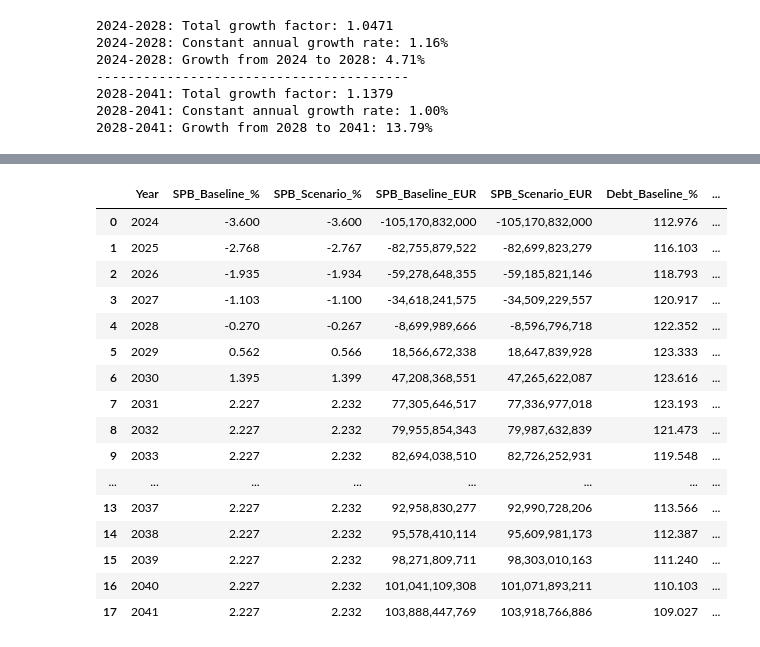
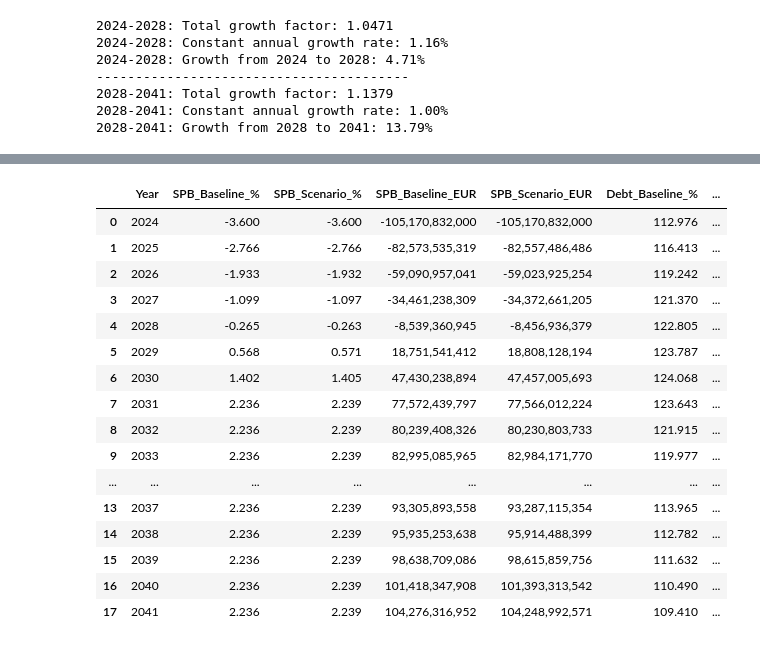
Before and after one commit to dezernatz/eu-fiscal-rules-country-analysis, a Jupyter notebook: FS-DSA_Final_FR.ipynb, the cells around one changed output, grey strips where cells are left out. Cells and saved outputs as stored; diff of their text form; code cells hidden in the pictures.

Commit message:
chore: sync verified final paper analysis files

```diff
--- a/FS-DSA_Final_FR.ipynb
+++ b/FS-DSA_Final_FR.ipynb
@@ -175,0 +46,6 @@ dtype: float64
+# %%
+# load data and initialise FS model
+FR = load_and_process_data(data_folder='02_Daten', sheet_name='France')
+FS_model = build_model(include_fiscal=True, include_kg_lag=False)
+data_FR = FS_model.insertModelVar(FR)
+print('FR data shape:', FR.shape)
@@ -181,7 +311,7 @@ measures = [
 # %%
-scenario_FR = run_scenario_analysis(
-    baseline_result=baseline_FR, model_class=FS_model,
-    scenario_shocks=measures, scenario_name='FR_policy'
+FS_sce_FR = run_scenario_analysis(
+    baseline_result=FS_bl_FR, model_class=FS_model,
+    scenario_shocks=measures, scenario_name='FR_PREM',
 )
 # %% [output]
 |  | Period 1 | Period 2 | Period 3 |
@@ -331,17 +414,17 @@ Baseline Binding: 2.2274% vs Scenario Binding: 2.2322%
 # %%
-# SPB, Debt Ratio, and Potential Output Growth comparison - Baseline vs Scenario
+# SPB, Debt Ratio, and Potential Output Growth comparison - Baseline vs Scenario for France
 
-years = range(2024, 2042)  # 2024-2041
+years_fr = range(2024, 2042)  # 2024-2041 for France
 
-# Helper function to get EUR values
-def get_eur_values(model, year, var):
+# Helper function to get EUR values (France)
+def get_eur_values_fr(model, year, var):
     if model.start_year <= year <= model.start_year + len(model.spb_bca) - 1:
         idx = year - model.start_year
         return getattr(model, var)[idx] * model.ngdp[idx] / 100 * 1e9
     return np.nan
 
-# Helper function to get percentage values
-def get_pct_values(model, year, var):
+# Helper function to get percentage values (France)
+def get_pct_values_fr(model, year, var):
     if hasattr(model, var):
         arr = getattr(model, var)
         if model.start_year <= year <= model.start_year + len(arr) - 1:
@@ -349,34 +432,34 @@ def get_pct_values(model, year, var):
             return arr[idx]
     return np.nan
 
-# Create data dictionary including debt ratio and potential output growth
-results = {
-    'Year': years,
-    'SPB_Baseline_%': [get_pct_values(dsa_bl_opt, y, 'spb_bca') for y in years],
-    'SPB_Scenario_%': [get_pct_values(dsa_sce_opt, y, 'spb_bca') for y in years],
-    'SPB_Baseline_EUR': [get_eur_values(dsa_bl_opt, y, 'spb_bca') for y in years],
-    'SPB_Scenario_EUR': [get_eur_values(dsa_sce_opt, y, 'spb_bca') for y in years],
-    'Debt_Baseline_%': [get_pct_values(dsa_bl_opt, y, 'd') for y in years],
-    'Debt_Scenario_%': [get_pct_values(dsa_sce_opt, y, 'd') for y in years],
-    'PotOut_Growth_Baseline_%': [get_pct_values(dsa_bl_opt, y, 'rg_pot') for y in years],
-    'PotOut_Growth_Scenario_%': [get_pct_values(dsa_sce_opt, y, 'rg_pot') for y in years],
+# Create data dictionary for France, including debt ratio and potential output growth
+results_fr = {
+    'Year': list(years_fr),
+    'SPB_Baseline_%': [get_pct_values_fr(binding_mtp, y, 'spb_bca') for y in years_fr],
+    'SPB_Scenario_%': [get_pct_values_fr(binding_PREM, y, 'spb_bca') for y in years_fr],
+    'SPB_Baseline_EUR': [get_eur_values_fr(binding_mtp, y, 'spb_bca') for y in years_fr],
+    'SPB_Scenario_EUR': [get_eur_values_fr(binding_PREM, y, 'spb_bca') for y in years_fr],
+    'Debt_Baseline_%': [get_pct_values_fr(binding_mtp, y, 'd') for y in years_fr],
+    'Debt_Scenario_%': [get_pct_values_fr(binding_PREM, y, 'd') for y in years_fr],
+    'PotOut_Growth_Baseline_%': [get_pct_values_fr(binding_mtp, y, 'rg_pot') for y in years_fr],
+    'PotOut_Growth_Scenario_%': [get_pct_values_fr(binding_PREM, y, 'rg_pot') for y in years_fr],
 }
 
-# Create DataFrame
-comparison_df = pd.DataFrame(results)
+# Create DataFrame for France
+comparison_df_fr = pd.DataFrame(results_fr)
 
-# Calculate differences
-comparison_df['SPB_Diff_%'] = comparison_df['SPB_Scenario_%'] - comparison_df['SPB_Baseline_%']
-comparison_df['SPB_Diff_EUR'] = comparison_df['SPB_Scenario_EUR'] - comparison_df['SPB_Baseline_EUR']
-comparison_df['Debt_Diff_%'] = comparison_df['Debt_Scenario_%'] - comparison_df['Debt_Baseline_%']
-comparison_df['PotOut_Growth_Diff_%'] = comparison_df['PotOut_Growth_Scenario_%'] - comparison_df['PotOut_Growth_Baseline_%']
+# Calculate differences for France
+comparison_df_fr['SPB_Diff_%'] = comparison_df_fr['SPB_Scenario_%'] - comparison_df_fr['SPB_Baseline_%']
+comparison_df_fr['SPB_Diff_EUR'] = comparison_df_fr['SPB_Scenario_EUR'] - comparison_df_fr['SPB_Baseline_EUR']
+comparison_df_fr['Debt_Diff_%'] = comparison_df_fr['Debt_Scenario_%'] - comparison_df_fr['Debt_Baseline_%']
+comparison_df_fr['PotOut_Growth_Diff_%'] = comparison_df_fr['PotOut_Growth_Scenario_%'] - comparison_df_fr['PotOut_Growth_Baseline_%']
 
-print("SPB, Debt Ratio, and Potential Output Growth Comparison:")
+print("SPB, Debt Ratio, and Potential Output Growth Comparison (France):")
 # Format EUR columns to show in billions (no scientific notation)
-eur_cols = ['SPB_Baseline_EUR', 'SPB_Scenario_EUR', 'SPB_Diff_EUR']
-comparison_df_display = comparison_df.copy()
-for col in eur_cols:
-    comparison_df_display[col] = comparison_df_display[col].apply(lambda x: f"{x:,.0f}" if pd.notnull(x) else "")
+eur_cols_fr = ['SPB_Baseline_EUR', 'SPB_Scenario_EUR', 'SPB_Diff_EUR']
+comparison_df_display_fr = comparison_df_fr.copy()
+for col in eur_cols_fr:
+    comparison_df_display_fr[col] = comparison_df_display_fr[col].apply(lambda x: f"{x:,.0f}" if pd.notnull(x) else "")
 
-display(comparison_df_display.round(3))
+display(comparison_df_display_fr.round(3))
 # %% [output]
@@ -384,18 +467,18 @@ SPB, Debt Ratio, and Potential Output Growth Comparison:
 |  | Year | SPB_Baseline_% | SPB_Scenario_% | SPB_Baseline_EUR | SPB_Scenario_EUR | Debt_Baseline_% | ... |
 | 0 | 2024 | -3.600 | -3.600 | -105,170,832,000 | -105,170,832,000 | 112.976 | ... |
-| 1 | 2025 | -2.768 | -2.767 | -82,755,879,522 | -82,699,823,279 | 116.103 | ... |
-| 2 | 2026 | -1.935 | -1.934 | -59,278,648,355 | -59,185,821,146 | 118.793 | ... |
-| 3 | 2027 | -1.103 | -1.100 | -34,618,241,575 | -34,509,229,557 | 120.917 | ... |
-| 4 | 2028 | -0.270 | -0.267 | -8,699,989,666 | -8,596,796,718 | 122.352 | ... |
-| 5 | 2029 | 0.562 | 0.566 | 18,566,672,338 | 18,647,839,928 | 123.333 | ... |
-| 6 | 2030 | 1.395 | 1.399 | 47,208,368,551 | 47,265,622,087 | 123.616 | ... |
-| 7 | 2031 | 2.227 | 2.232 | 77,305,646,517 | 77,336,977,018 | 123.193 | ... |
-| 8 | 2032 | 2.227 | 2.232 | 79,955,854,343 | 79,987,632,839 | 121.473 | ... |
-| 9 | 2033 | 2.227 | 2.232 | 82,694,038,510 | 82,726,252,931 | 119.548 | ... |
+| 1 | 2025 | -2.766 | -2.766 | -82,573,535,319 | -82,557,486,486 | 116.413 | ... |
+| 2 | 2026 | -1.933 | -1.932 | -59,090,957,041 | -59,023,925,254 | 119.242 | ... |
+| 3 | 2027 | -1.099 | -1.097 | -34,461,238,309 | -34,372,661,205 | 121.370 | ... |
+| 4 | 2028 | -0.265 | -0.263 | -8,539,360,945 | -8,456,936,379 | 122.805 | ... |
+| 5 | 2029 | 0.568 | 0.571 | 18,751,541,412 | 18,808,128,194 | 123.787 | ... |
+| 6 | 2030 | 1.402 | 1.405 | 47,430,238,894 | 47,457,005,693 | 124.068 | ... |
+| 7 | 2031 | 2.236 | 2.239 | 77,572,439,797 | 77,566,012,224 | 123.643 | ... |
+| 8 | 2032 | 2.236 | 2.239 | 80,239,408,326 | 80,230,803,733 | 121.915 | ... |
+| 9 | 2033 | 2.236 | 2.239 | 82,995,085,965 | 82,984,171,770 | 119.977 | ... |
 | ... | ... | ... | ... | ... | ... | ... | ... |
-| 13 | 2037 | 2.227 | 2.232 | 92,958,830,277 | 92,990,728,206 | 113.566 | ... |
-| 14 | 2038 | 2.227 | 2.232 | 95,578,410,114 | 95,609,981,173 | 112.387 | ... |
-| 15 | 2039 | 2.227 | 2.232 | 98,271,809,711 | 98,303,010,163 | 111.240 | ... |
-| 16 | 2040 | 2.227 | 2.232 | 101,041,109,308 | 101,071,893,211 | 110.103 | ... |
-| 17 | 2041 | 2.227 | 2.232 | 103,888,447,769 | 103,918,766,886 | 109.027 | ... |
+| 13 | 2037 | 2.236 | 2.239 | 93,305,893,558 | 93,287,115,354 | 113.965 | ... |
+| 14 | 2038 | 2.236 | 2.239 | 95,935,253,638 | 95,914,488,399 | 112.782 | ... |
+| 15 | 2039 | 2.236 | 2.239 | 98,638,709,086 | 98,615,859,756 | 111.632 | ... |
+| 16 | 2040 | 2.236 | 2.239 | 101,418,347,908 | 101,393,313,542 | 110.490 | ... |
+| 17 | 2041 | 2.236 | 2.239 | 104,276,316,952 | 104,248,992,571 | 109.410 | ... |
 # %%
```
Also changed, not shown: parts of 42 cells of this notebook, 17 other files.
